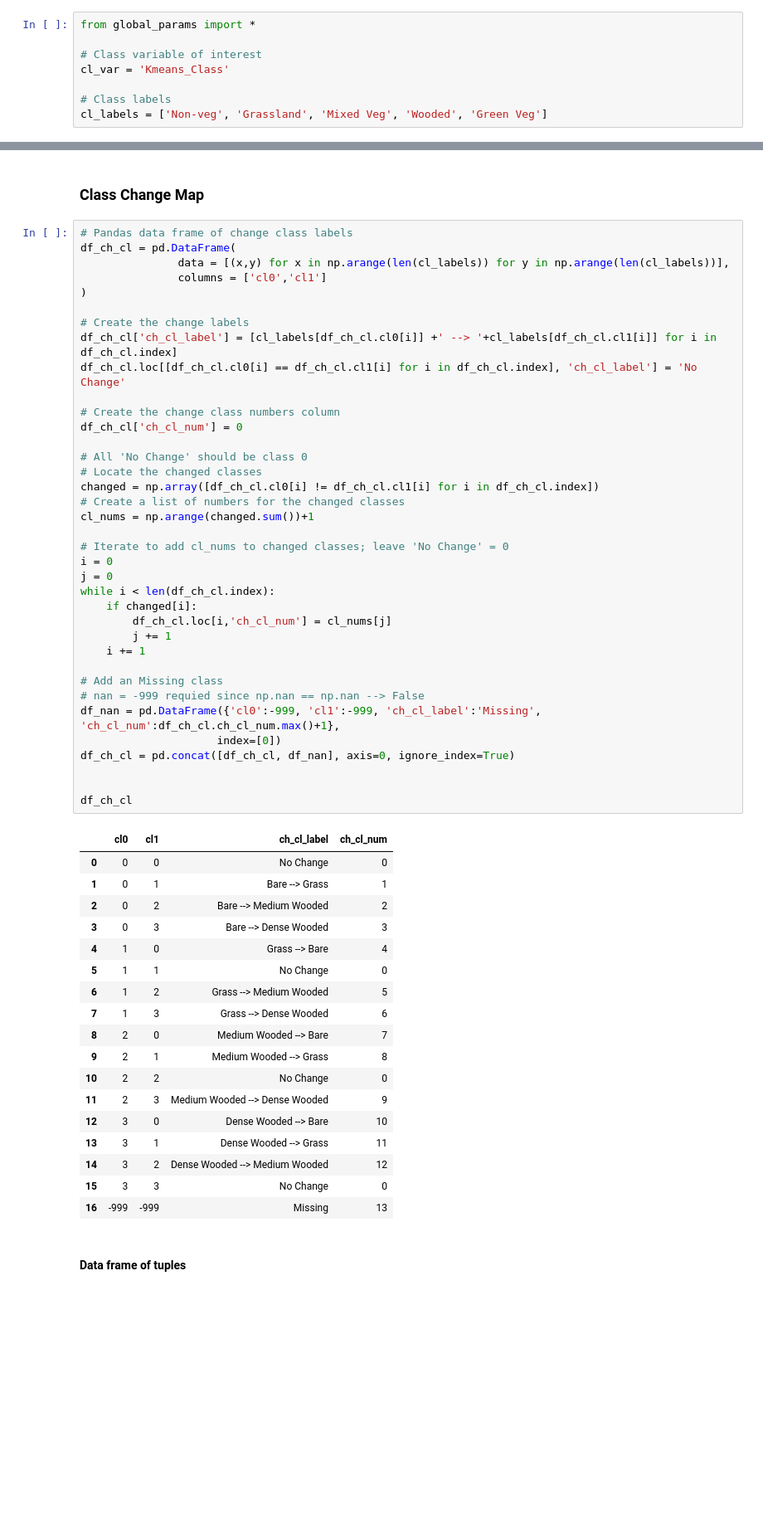
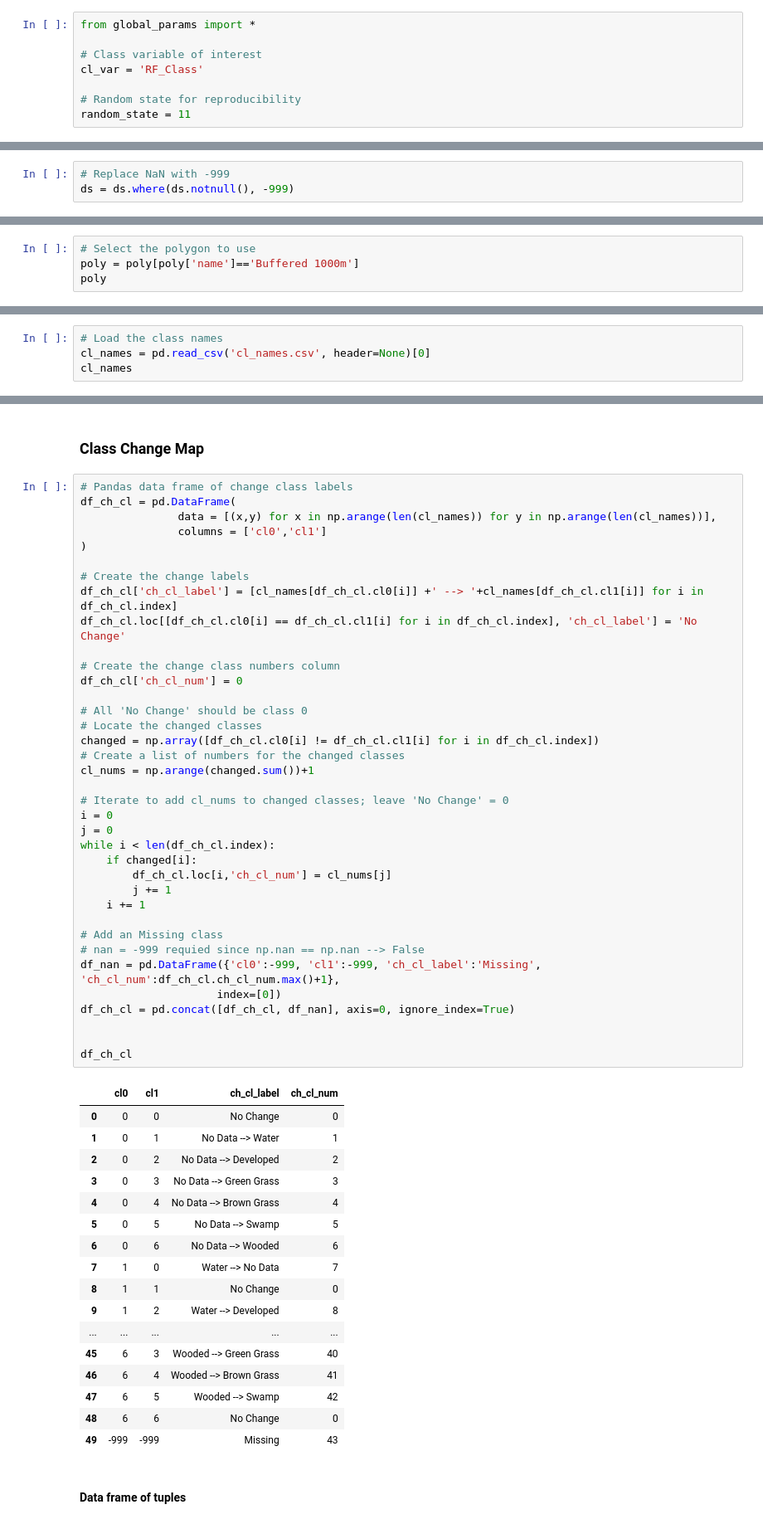
Before and after one commit to mjdear68/Hunter_Estuary_KBA, a Jupyter notebook: nbk/post_class_analysis.ipynb, the cells around one changed output, grey strips where cells are left out. Shown at 83% size. Drawn from its saved outputs; the diff is of its cells as text; blank space fills up the shorter version.

```diff
--- a/nbk/post_class_analysis.ipynb
+++ b/nbk/post_class_analysis.ipynb
@@ -33,10 +32,10 @@ from custom_functions import *
 from global_params import *
 
 # Class variable of interest
-cl_var = 'Kmeans_Class'
+cl_var = 'RF_Class'
 
-# Class labels
-cl_labels = ['Non-veg', 'Grassland', 'Mixed Veg', 'Wooded', 'Green Veg']
+# Random state for reproducibility
+random_state = 11
 # %% [markdown]
 ## Step 1: Load data
 # %%
@@ -52,0 +45,3 @@ poly = poly.to_crs(crs)
+# %%
+# Replace NaN with -999
+ds = ds.where(ds.notnull(), -999)
@@ -52,0 +57,4 @@ poly = poly.to_crs(crs)
+# %%
+# Select the polygon to use
+poly = poly[poly['name']=='Buffered 1000m']
+poly
@@ -52,0 +68,4 @@ poly = poly.to_crs(crs)
+# %%
+# Load the class names
+cl_names = pd.read_csv('cl_names.csv', header=None)[0]
+cl_names
@@ -318,59 +355,58 @@ change_mat_prev_curr[1]
 # %%
 # Pandas data frame of change class labels
 df_ch_cl = pd.DataFrame(
-               data = [(x,y) for x in np.arange(len(cl_labels)) for y in np.arange(len(cl_labels))],
+               data = [(x,y) for x in np.arange(len(cl_names)) for y in np.arange(len(cl_names))],
                columns = ['cl0','cl1']
 )
 
 # Create the change labels
-df_ch_cl['ch_cl_label'] = [cl_labels[df_ch_cl.cl0[i]] +' --> '+cl_labels[df_ch_cl.cl1[i]] for i in df_ch_cl.index]
+df_ch_cl['ch_cl_label'] = [cl_names[df_ch_cl.cl0[i]] +' --> '+cl_names[df_ch_cl.cl1[i]] for i in df_ch_cl.index]
 df_ch_cl.loc[[df_ch_cl.cl0[i] == df_ch_cl.cl1[i] for i in df_ch_cl.index], 'ch_cl_label'] = 'No Change'
 
 # Create the change class numbers column
 df_ch_cl['ch_cl_num'] = 0
 
 # All 'No Change' should be class 0
 # Locate the changed classes
 changed = np.array([df_ch_cl.cl0[i] != df_ch_cl.cl1[i] for i in df_ch_cl.index])
 # Create a list of numbers for the changed classes
 cl_nums = np.arange(changed.sum())+1
 
 # Iterate to add cl_nums to changed classes; leave 'No Change' = 0
 i = 0
 j = 0
 while i < len(df_ch_cl.index):
     if changed[i]:
         df_ch_cl.loc[i,'ch_cl_num'] = cl_nums[j]
         j += 1
     i += 1
 
 # Add an Missing class
 # nan = -999 requied since np.nan == np.nan --> False
 df_nan = pd.DataFrame({'cl0':-999, 'cl1':-999, 'ch_cl_label':'Missing', 'ch_cl_num':df_ch_cl.ch_cl_num.max()+1},
                      index=[0])
 df_ch_cl = pd.concat([df_ch_cl, df_nan], axis=0, ignore_index=True)
 
 
 df_ch_cl
 # %% [output]
 |  | cl0 | cl1 | ch_cl_label | ch_cl_num |
 | 0 | 0 | 0 | No Change | 0 |
-| 1 | 0 | 1 | Bare --> Grass | 1 |
-| 2 | 0 | 2 | Bare --> Medium Wooded | 2 |
-| 3 | 0 | 3 | Bare --> Dense Wooded | 3 |
-| 4 | 1 | 0 | Grass --> Bare | 4 |
-| 5 | 1 | 1 | No Change | 0 |
-| 6 | 1 | 2 | Grass --> Medium Wooded | 5 |
-| 7 | 1 | 3 | Grass --> Dense Wooded | 6 |
-| 8 | 2 | 0 | Medium Wooded --> Bare | 7 |
-| 9 | 2 | 1 | Medium Wooded --> Grass | 8 |
-| 10 | 2 | 2 | No Change | 0 |
-| 11 | 2 | 3 | Medium Wooded --> Dense Wooded | 9 |
-| 12 | 3 | 0 | Dense Wooded --> Bare | 10 |
-| 13 | 3 | 1 | Dense Wooded --> Grass | 11 |
-| 14 | 3 | 2 | Dense Wooded --> Medium Wooded | 12 |
-| 15 | 3 | 3 | No Change | 0 |
-| 16 | -999 | -999 | Missing | 13 |
+| 1 | 0 | 1 | No Data --> Water | 1 |
+| 2 | 0 | 2 | No Data --> Developed | 2 |
+| 3 | 0 | 3 | No Data --> Green Grass | 3 |
+| 4 | 0 | 4 | No Data --> Brown Grass | 4 |
+| 5 | 0 | 5 | No Data --> Swamp | 5 |
+| 6 | 0 | 6 | No Data --> Wooded | 6 |
+| 7 | 1 | 0 | Water --> No Data | 7 |
+| 8 | 1 | 1 | No Change | 0 |
+| 9 | 1 | 2 | Water --> Developed | 8 |
+| ... | ... | ... | ... | ... |
+| 45 | 6 | 3 | Wooded --> Green Grass | 40 |
+| 46 | 6 | 4 | Wooded --> Brown Grass | 41 |
+| 47 | 6 | 5 | Wooded --> Swamp | 42 |
+| 48 | 6 | 6 | No Change | 0 |
+| 49 | -999 | -999 | Missing | 43 |
 # %% [markdown]
 #### Data frame of tuples
 # %%
```
Also changed, not shown: parts of 31 cells of this notebook, 8 other files.
